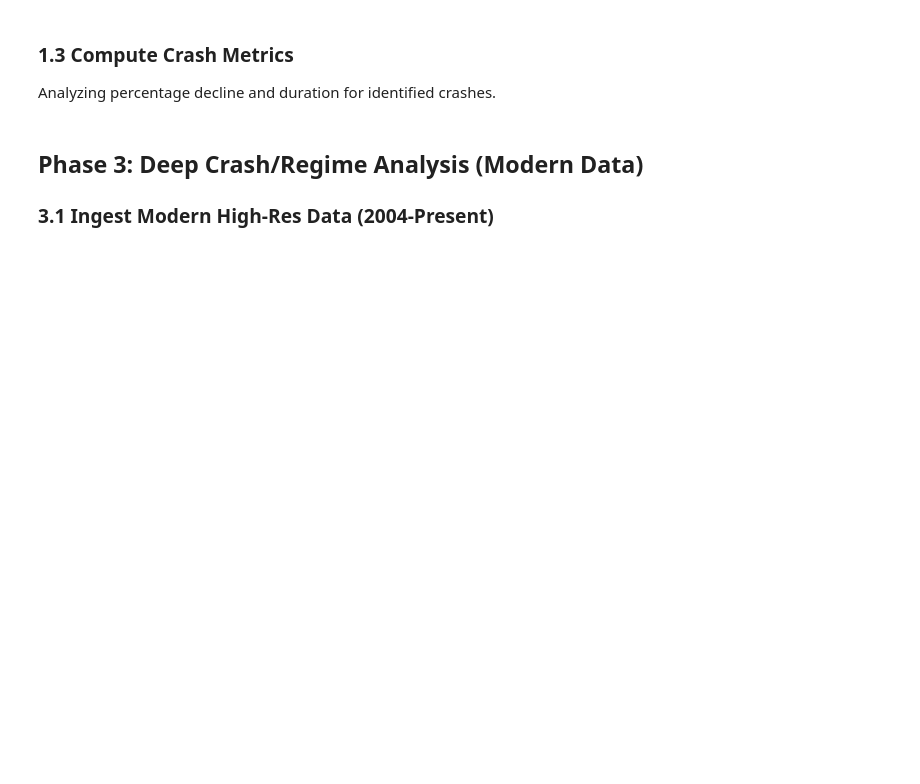
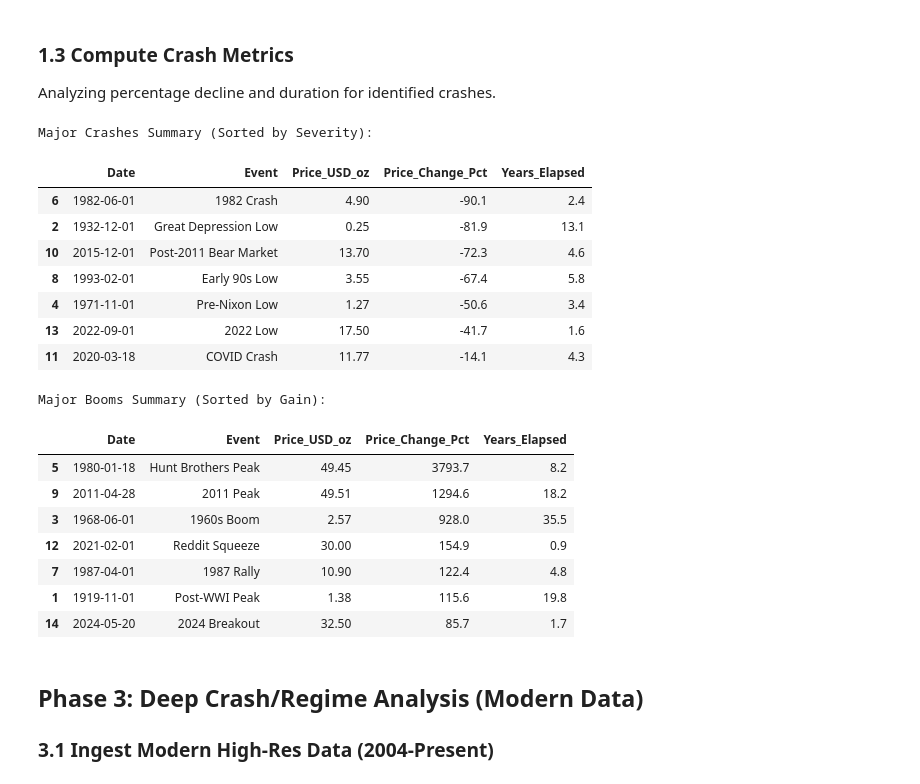
Before and after one commit to DKS-MANAGER/realrich_PPP, a Jupyter notebook: Silver_Market_Research_System.ipynb, the cells around one changed output. Saved outputs shown, nothing was run; the diff lists cells and outputs as text; code cells hidden in the pictures; blank space fills up the shorter version.

```diff
--- a/Silver_Market_Research_System.ipynb
+++ b/Silver_Market_Research_System.ipynb
@@ -52,29 +79,33 @@ plt.show()
 ### 1.3 Compute Crash Metrics
 Analyzing percentage decline and duration for identified crashes.
 # %%
-crashes = []
-for p in peaks:
-    # Find the next trough after this peak
-    next_troughs = troughs[troughs > p]
-    if len(next_troughs) > 0:
-        t = next_troughs[0]
-        peak_price = close_prices[p]
-        trough_price = close_prices[t]
-        decline = (trough_price - peak_price) / peak_price
-        duration = (df_long.index[t] - df_long.index[p]).days
+# Display Crash Metrics from the dataset
+print("Major Crashes Summary (Sorted by Severity):")
+crash_metrics = df_history[df_history['Major_Crash'] == True][['Date', 'Event', 'Price_USD_oz', 'Price_Change_Pct', 'Years_Elapsed']]
+display(crash_metrics.sort_values('Price_Change_Pct'))
 
-        crashes.append({
-            'Peak_Date': df_long.index[p],
-            'Trough_Date': df_long.index[t],
-            'Peak_Price': peak_price,
-            'Trough_Price': trough_price,
-            'Decline_Pct': decline,
-            'Duration_Days': duration
-        })
-
-crash_df = pd.DataFrame(crashes)
-print("Major Crashes Summary:")
-display(crash_df.sort_values('Decline_Pct').head(5)) # Top 5 worst crashes
+print("\nMajor Booms Summary (Sorted by Gain):")
+boom_metrics = df_history[df_history['Boom'] == True][['Date', 'Event', 'Price_USD_oz', 'Price_Change_Pct', 'Years_Elapsed']]
+display(boom_metrics.sort_values('Price_Change_Pct', ascending=False))
+# %% [output]
+Major Crashes Summary (Sorted by Severity):
+|  | Date | Event | Price_USD_oz | Price_Change_Pct | Years_Elapsed |
+| 6 | 1982-06-01 | 1982 Crash | 4.90 | -90.1 | 2.4 |
+| 2 | 1932-12-01 | Great Depression Low | 0.25 | -81.9 | 13.1 |
+| 10 | 2015-12-01 | Post-2011 Bear Market | 13.70 | -72.3 | 4.6 |
+| 8 | 1993-02-01 | Early 90s Low | 3.55 | -67.4 | 5.8 |
+| 4 | 1971-11-01 | Pre-Nixon Low | 1.27 | -50.6 | 3.4 |
+| 13 | 2022-09-01 | 2022 Low | 17.50 | -41.7 | 1.6 |
+| 11 | 2020-03-18 | COVID Crash | 11.77 | -14.1 | 4.3 |
+Major Booms Summary (Sorted by Gain):
+|  | Date | Event | Price_USD_oz | Price_Change_Pct | Years_Elapsed |
+| 5 | 1980-01-18 | Hunt Brothers Peak | 49.45 | 3793.7 | 8.2 |
+| 9 | 2011-04-28 | 2011 Peak | 49.51 | 1294.6 | 18.2 |
+| 3 | 1968-06-01 | 1960s Boom | 2.57 | 928.0 | 35.5 |
+| 12 | 2021-02-01 | Reddit Squeeze | 30.00 | 154.9 | 0.9 |
+| 7 | 1987-04-01 | 1987 Rally | 10.90 | 122.4 | 4.8 |
+| 1 | 1919-11-01 | Post-WWI Peak | 1.38 | 115.6 | 19.8 |
+| 14 | 2024-05-20 | 2024 Breakout | 32.50 | 85.7 | 1.7 |
 # %% [markdown]
 ## Phase 3: Deep Crash/Regime Analysis (Modern Data)
 ### 3.1 Ingest Modern High-Res Data (2004-Present)
```
Also changed, not shown: parts of 11 cells of this notebook, 28 other files.
